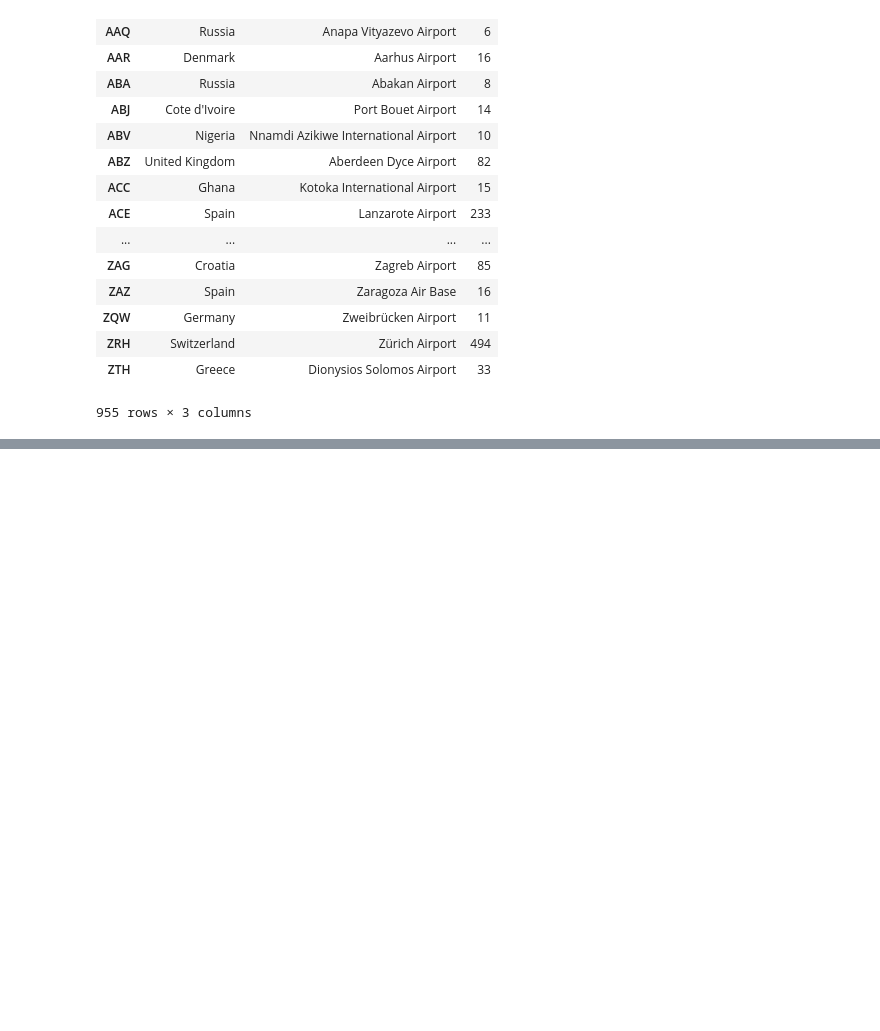
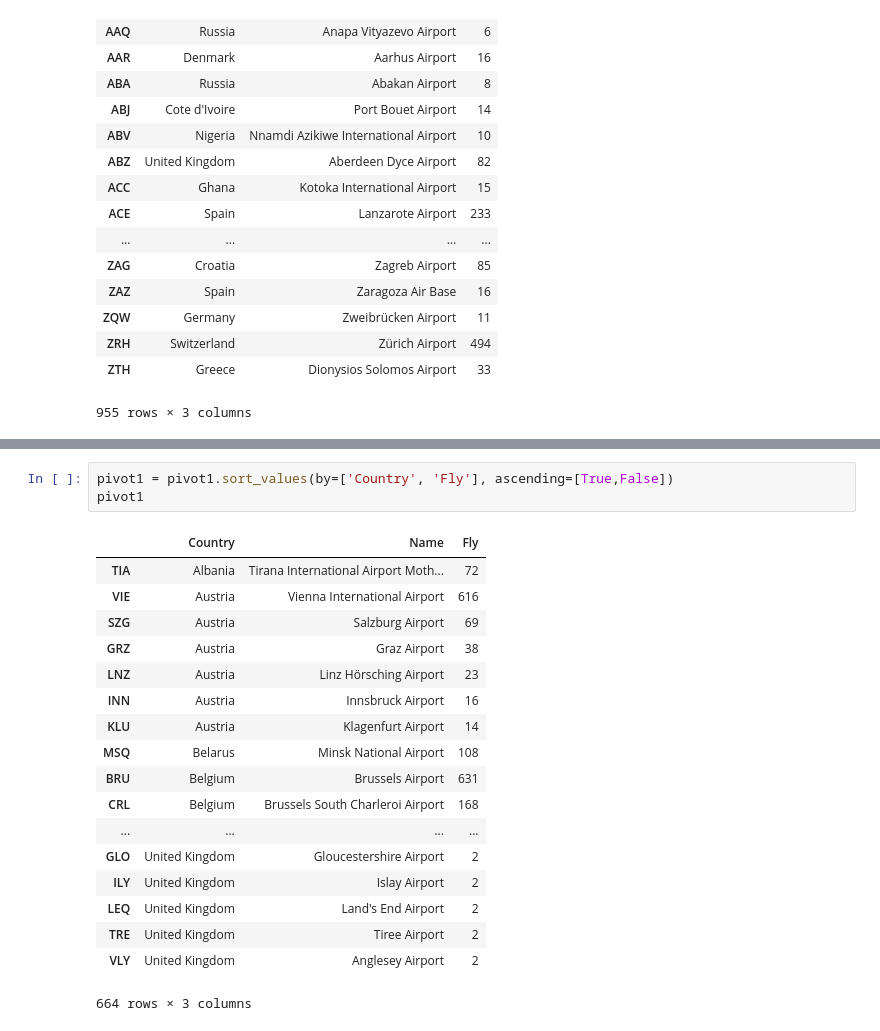
Before and after one commit to yanafedorchuk/PythonPractice, a Jupyter notebook: airportsDF.ipynb, the cells around one changed output, grey strips where cells are left out. Drawn from its saved outputs; the diff is of its cells as text; blank space fills up the shorter version.

```diff
--- a/airportsDF.ipynb
+++ b/airportsDF.ipynb
@@ -201,0 +218,22 @@ pivot
+# %%
+pivot1 = pivot1.sort_values(by=['Country', 'Fly'], ascending=[True,False])
+pivot1
+# %% [output]
+|  | Country | Name | Fly |
+| TIA | Albania | Tirana International Airport Moth... | 72 |
+| VIE | Austria | Vienna International Airport | 616 |
+| SZG | Austria | Salzburg Airport | 69 |
+| GRZ | Austria | Graz Airport | 38 |
+| LNZ | Austria | Linz Hörsching Airport | 23 |
+| INN | Austria | Innsbruck Airport | 16 |
+| KLU | Austria | Klagenfurt Airport | 14 |
+| MSQ | Belarus | Minsk National Airport | 108 |
+| BRU | Belgium | Brussels Airport | 631 |
+| CRL | Belgium | Brussels South Charleroi Airport | 168 |
+| ... | ... | ... | ... |
+| GLO | United Kingdom | Gloucestershire Airport | 2 |
+| ILY | United Kingdom | Islay Airport | 2 |
+| LEQ | United Kingdom | Land's End Airport | 2 |
+| TRE | United Kingdom | Tiree Airport | 2 |
+| VLY | United Kingdom | Anglesey Airport | 2 |
+664 rows × 3 columns
```
Also changed, not shown: parts of 2 cells of this notebook.
